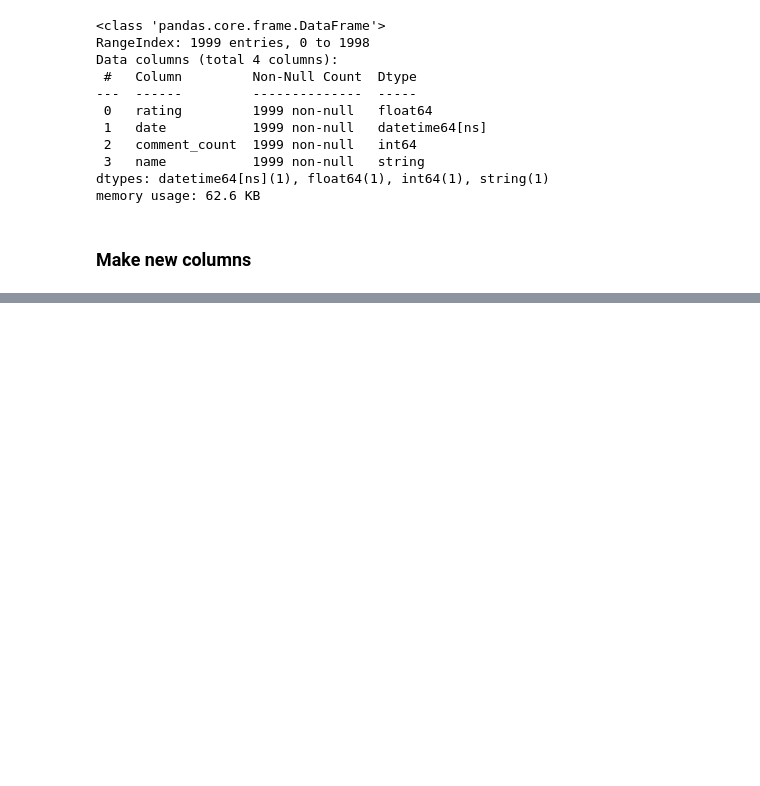
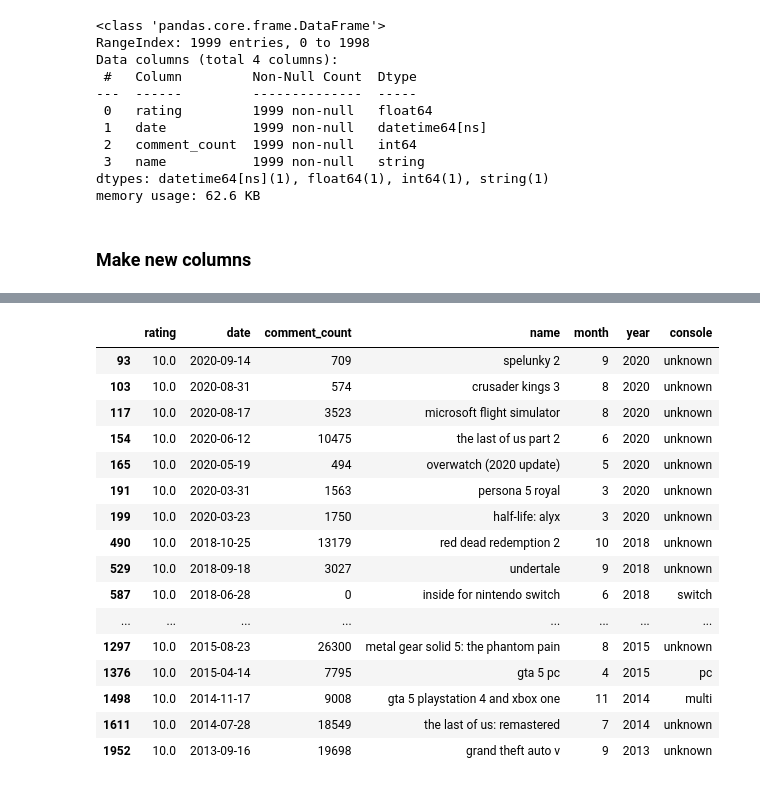
Before and after one commit to tibrado/game-reviews-and-iteractions, a Jupyter notebook: src/EDA.ipynb, the cells around one changed output, grey strips where cells are left out. Saved outputs shown, nothing was run; the diff lists cells and outputs as text; code cells hidden in the pictures; blank space fills up the shorter version.

```diff
--- a/src/Untitled.ipynb
+++ b/src/EDA.ipynb
@@ -88,0 +121,20 @@ df[df['console'] == 'unknown' and ].tail(100)
+# %%
+df[((df['rating'] >= quantiles[3]) & (df['rating'] >= quantiles[4]))]
+# %% [output]
+|  | rating | date | comment_count | name | month | year | console |
+| 93 | 10.0 | 2020-09-14 | 709 | spelunky 2 | 9 | 2020 | unknown |
+| 103 | 10.0 | 2020-08-31 | 574 | crusader kings 3 | 8 | 2020 | unknown |
+| 117 | 10.0 | 2020-08-17 | 3523 | microsoft flight simulator | 8 | 2020 | unknown |
+| 154 | 10.0 | 2020-06-12 | 10475 | the last of us part 2 | 6 | 2020 | unknown |
+| 165 | 10.0 | 2020-05-19 | 494 | overwatch (2020 update) | 5 | 2020 | unknown |
+| 191 | 10.0 | 2020-03-31 | 1563 | persona 5 royal | 3 | 2020 | unknown |
+| 199 | 10.0 | 2020-03-23 | 1750 | half-life: alyx | 3 | 2020 | unknown |
+| 490 | 10.0 | 2018-10-25 | 13179 | red dead redemption 2 | 10 | 2018 | unknown |
+| 529 | 10.0 | 2018-09-18 | 3027 | undertale | 9 | 2018 | unknown |
+| 587 | 10.0 | 2018-06-28 | 0 | inside for nintendo switch | 6 | 2018 | switch |
+| ... | ... | ... | ... | ... | ... | ... | ... |
+| 1297 | 10.0 | 2015-08-23 | 26300 | metal gear solid 5: the phantom pain | 8 | 2015 | unknown |
+| 1376 | 10.0 | 2015-04-14 | 7795 | gta 5 pc | 4 | 2015 | pc |
+| 1498 | 10.0 | 2014-11-17 | 9008 | gta 5 playstation 4 and xbox one | 11 | 2014 | multi |
+| 1611 | 10.0 | 2014-07-28 | 18549 | the last of us: remastered | 7 | 2014 | unknown |
+| 1952 | 10.0 | 2013-09-16 | 19698 | grand theft auto v | 9 | 2013 | unknown |
```
Also changed, not shown: parts of 11 cells of this notebook, 1 other file.
